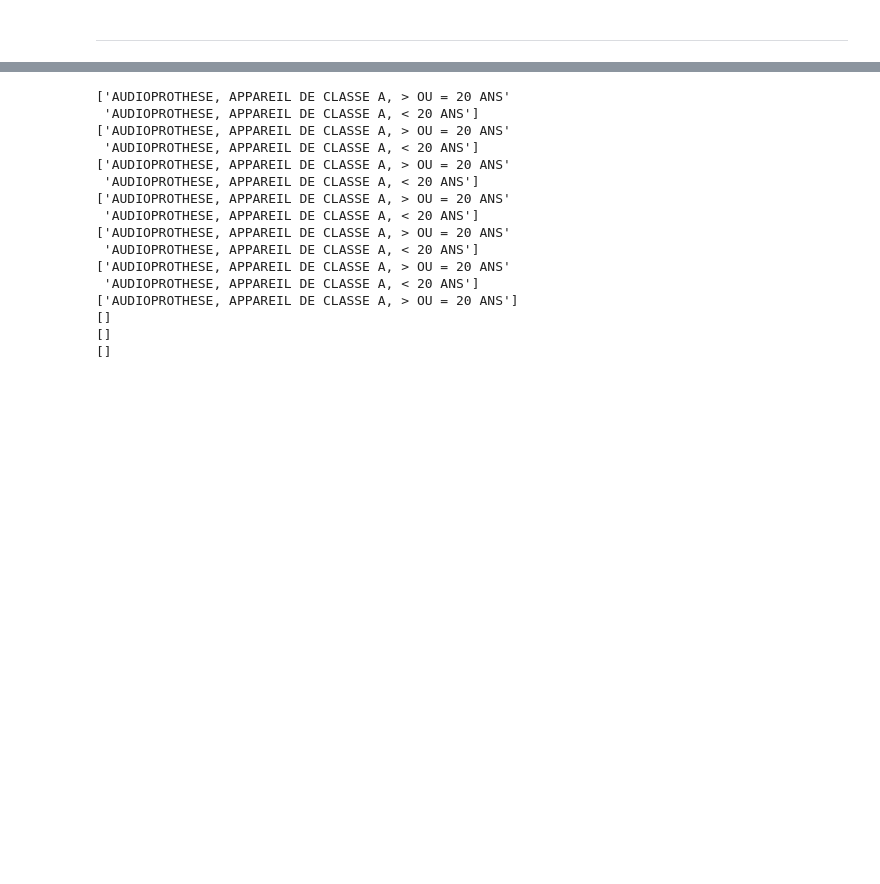
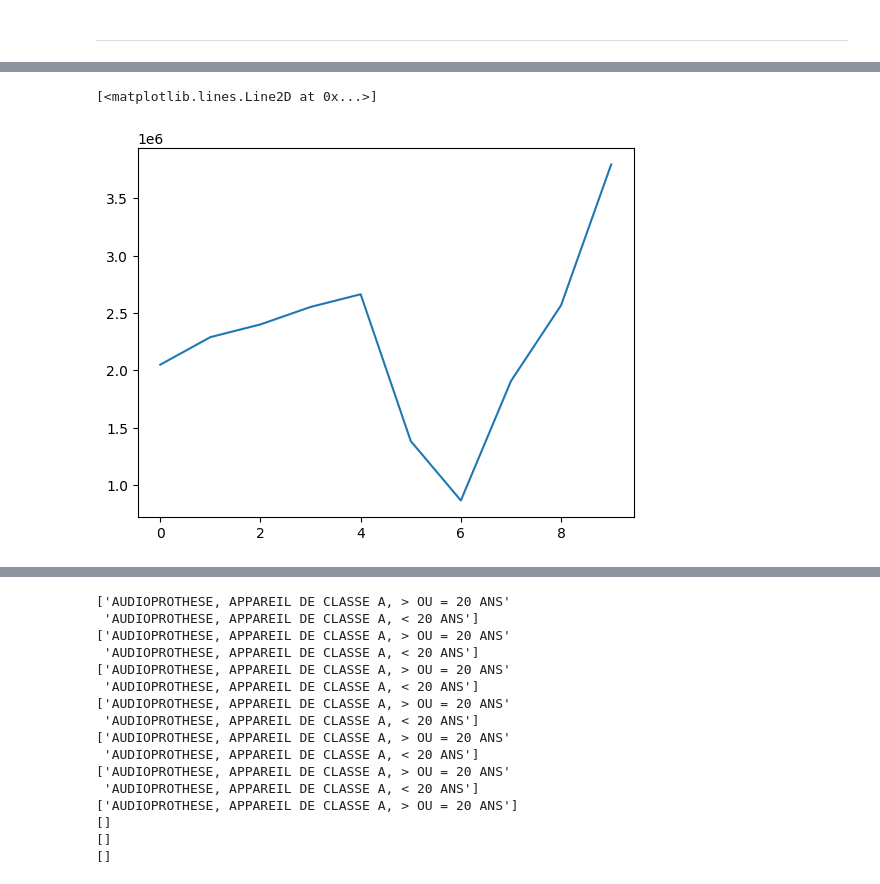
Before and after one commit to bparent11/analysingEffectOfHealthPlanInFrance, a Jupyter notebook: code/governmental-expenditures.ipynb, the cells around one changed output, grey strips where cells are left out. Saved outputs shown, nothing was run; the diff lists cells and outputs as text; code cells hidden in the pictures; blank space fills up the shorter version.

```diff
--- a/code/governmental-expenditures.ipynb
+++ b/code/governmental-expenditures.ipynb
@@ -1842,5 +1905,5 @@ hearing = gov_exp(
     sector="hearing",
     mask={"AUDIOPROTHESES":["contains", "L_SC1", "and"]
           },
-    indent=5
+    indent=0
 )
@@ -1864,0 +1933,5 @@ hearing = gov_exp(
+# %%
+plt.plot(hearing[2].values())
+# %% [output]
+[<matplotlib.lines.Line2D at 0x...>]
+[figure, added]
```
Also changed, not shown: parts of 17 cells of this notebook, 2 other files.
